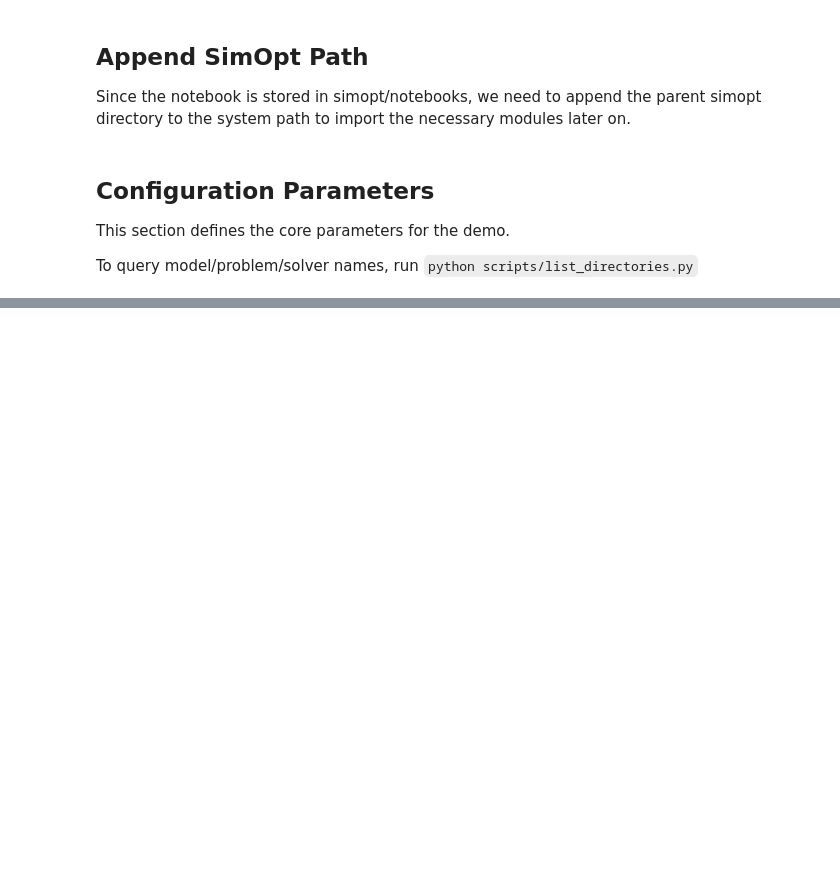
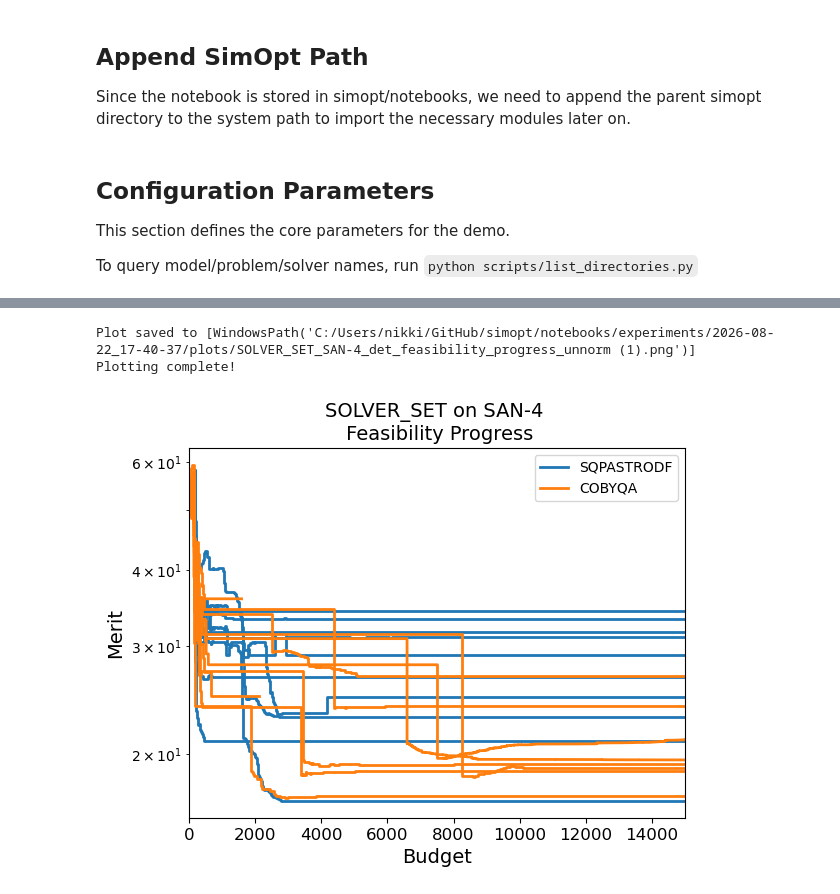
Before and after one commit to simopt-admin/simopt, a Jupyter notebook: notebooks/astro_testing.ipynb, the cells around one changed output, grey strips where cells are left out. Cells and saved outputs as stored; diff of their text form; code cells hidden in the pictures; blank space fills up the shorter version.

```diff
--- a/notebooks/astro_testing.ipynb
+++ b/notebooks/astro_testing.ipynb
@@ -186,21 +204,25 @@ print("Plotting complete!")
 # %%
 def _print_path(plot_path: list[Path]) -> None:
     print(f"Plot saved to {plot_path!s}")
 
 
 _print_path(
     plot_det_feasibility(
         experiments=mymetaexperiment.experiments,
         log_scale = True,
         score_type = "objective",
         obj_const = 1e8,
-        feas_tol_upper = 1e-5,
-        feas_tol_lower = 1e-8,
+        feas_tol_upper = 1e-2,
+        feas_tol_lower = 1e-5,
         save_as_pickle = True,
     )
 )
 
 print("Plotting complete!")
+# %% [output]
+Plot saved to [WindowsPath('C:/Users/nikki/GitHub/simopt/notebooks/experiments/2026-08-22_17-40-37/plots/SOLVER_SET_SAN-4_det_feasibility_progress_unnorm (1).png')]
+Plotting complete!
+[figure, added]
 # %%
 def _print_path(plot_path: list[Path]) -> None:
     print(f"Plot saved to {plot_path!s}")
```
Also changed, not shown: parts of 7 cells of this notebook, 2 other files.
